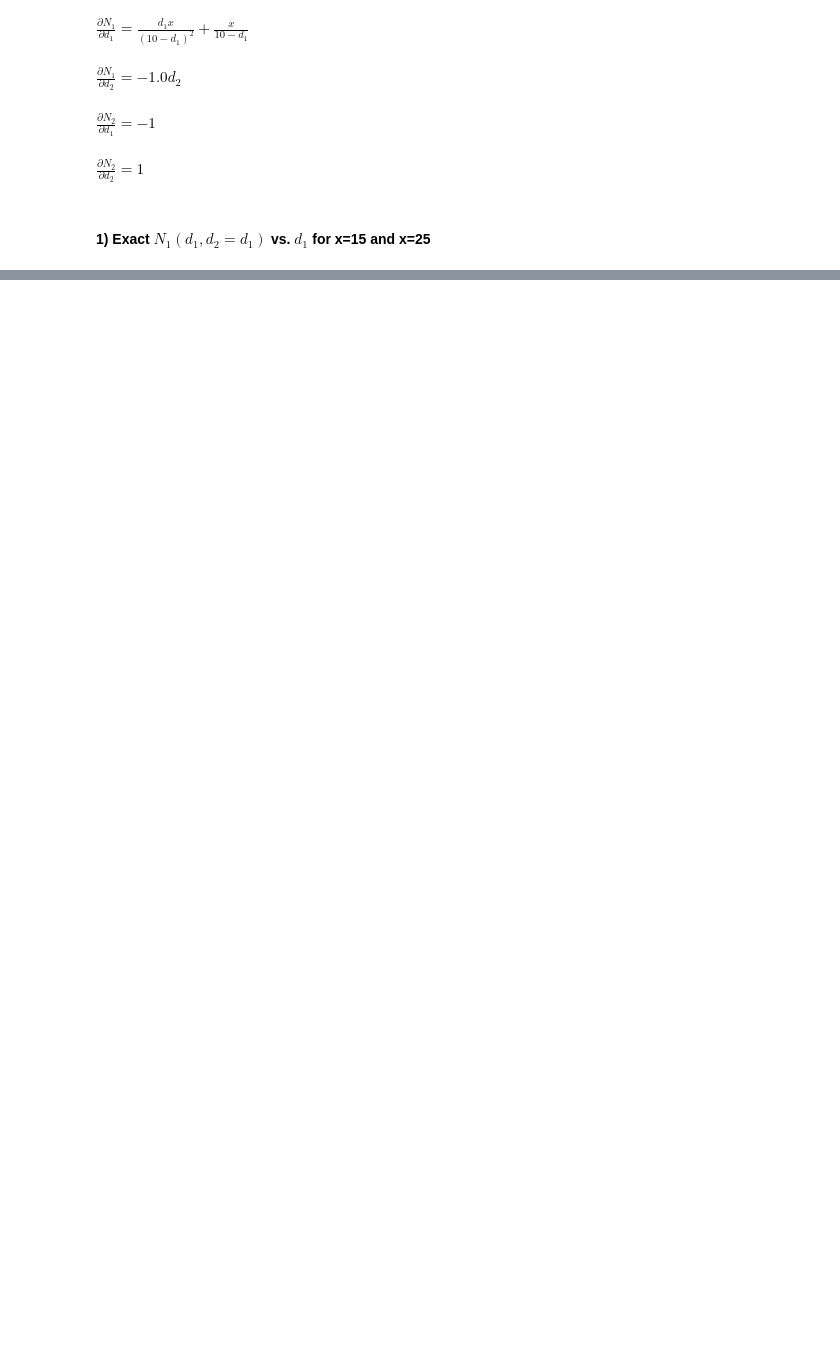
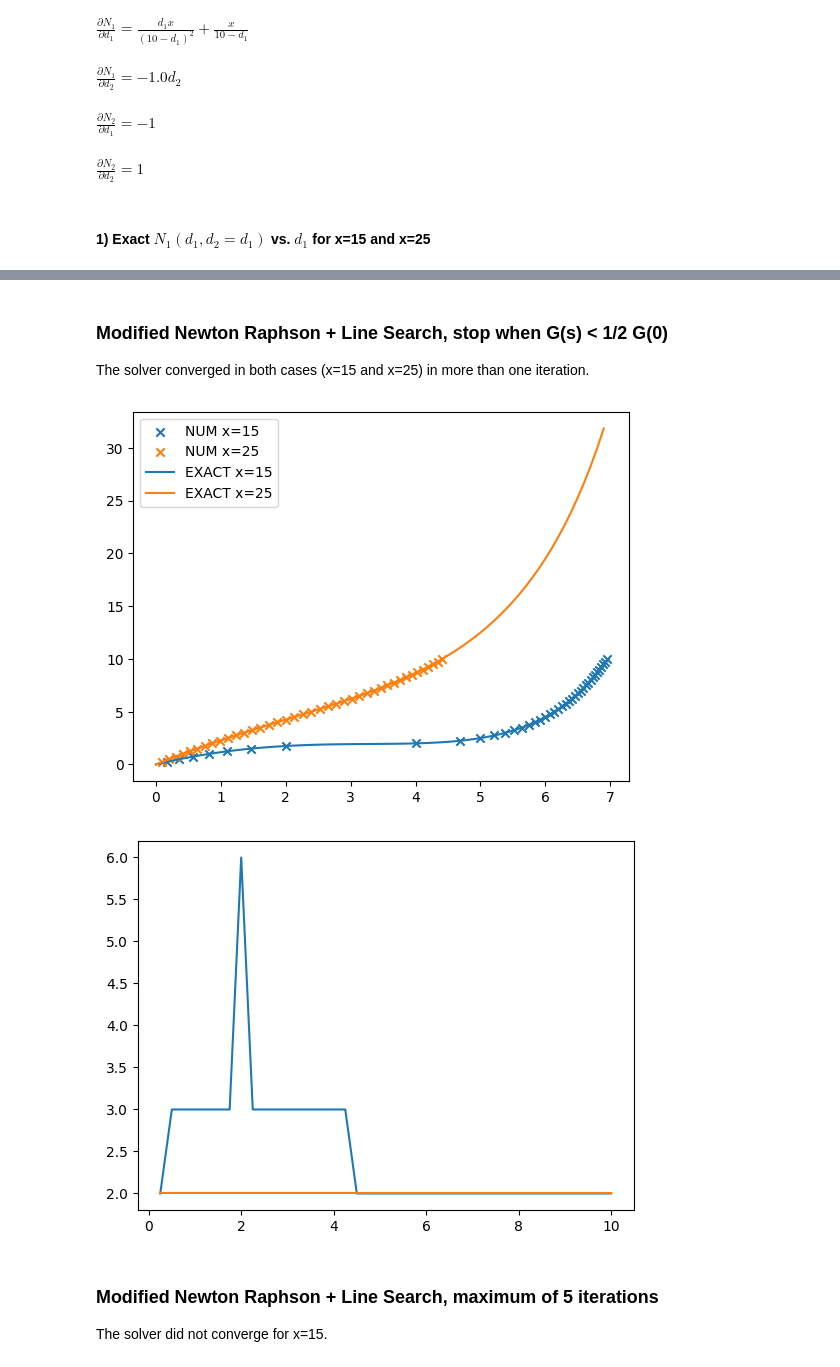
Before and after one commit to rebpoli/Doutorado, a Jupyter notebook: CSE397-2 - Non linear static FEM/HW1/Q3.ipynb, the cells around one changed output, grey strips where cells are left out. Saved outputs shown, nothing was run; the diff lists cells and outputs as text; code cells hidden in the pictures; blank space fills up the shorter version.

```diff
--- a/CSE397-2 - Non linear static FEM/HW1/Q3.ipynb
+++ b/CSE397-2 - Non linear static FEM/HW1/Q3.ipynb
@@ -57,7 +57,7 @@ def run_sim( x, line_search=False, modif_nr=False,  line_search_maxit=1000, line
     for n in range(40) :
         F_ += dF_
 
-        print(f"Running LOAD STEP {n} (F={F_})")
+        #print(f"Running LOAD STEP {n} (F={F_})")
         CONVERGED = False
 
         # INITIALIZE THE RESIDUAL
@@ -67,7 +67,7 @@ def run_sim( x, line_search=False, modif_nr=False,  line_search_maxit=1000, line
         r = r0
         # NEWTON ITERATIONS
         for i in range(15) :
-            print(f"   Netwon step {i} (r:{r:.4f})")
+            #print(f"   Netwon step {i} (r:{r:.4f})")
             # UPDATE THE TANGENT MATRIX
             if not modif_nr or not i :
                 K = np.array( [ [ d_[0] * x / (10 - d_[0])**2 + x / (10 - d_[0]),           -d_[1] ] ,
@@ -96,16 +96,17 @@ def run_sim( x, line_search=False, modif_nr=False,  line_search_maxit=1000, line
 
             # UPDATE LINE SEARCH
             if line_search :
-                print("        Line search enabled.")
+                #print("        Line search started.")
 
                 def foo(_s):
                     gs = cG( dd_ ,      F_ - cN(x, prev_d_ + _s*dd_) )
                     [N1,N2] = cN(x, prev_d_ + _s*dd_)
                     if line_search_fast_s :
-                        if abs(gs) < abs(g0/2) : print("        FAST S!") ; return 0
+                        if abs(gs) < abs(g0/2) :
+                            #print("        G(s) < G(0)/2. Enough.")
+                            return 0
                     return gs
 
-                print(f"        Find s ... ")
                 s = fsolve(foo,0, maxfev=line_search_maxit)[0]
 
                 test_f = abs(foo(s))
@@ -125,17 +126,17 @@ def run_sim( x, line_search=False, modif_nr=False,  line_search_maxit=1000, line
 
             r = np.linalg.norm(R_)
             if r > 1e50 : break  # Crash!
-            if r/r0 < 1e-4 : CONVERGED = True ; break
+            if r/r0 < 1e-4 :
+                #print(f"        Converged (r/r0={r/r0:.4e})")
+                CONVERGED = True
+                break
 
             # UPDATE BFGS VECTORS
             if BFGS :
                 v_ = dd_ / (gs - g0)
                 alpha = np.sqrt( np.max( [ 0, - s * (gs - g0)/ g0 ] ) )
                 w_ = (alpha - 1) * R_ - prev_R_
-
-                print("Update BFGS vectors:")
-                print(f"s:{s} gs_:{gs} g0:{g0}")
-                print(f"alpha:{alpha} R_:{R_} prev_R_:{prev_R_}")
+                #print("        Update BFGS vectors.")
 
         if not CONVERGED :
             print(f"[FAILED] The solver did not converge after {i} iterations. Giving up.")
@@ -145,7 +146,6 @@ def run_sim( x, line_search=False, modif_nr=False,  line_search_maxit=1000, line
         RET_I.append(i+1)
         RET_F.append(F_[0])
 
-    print(RET_I)
     return RET_D, RET_F, RET_I
 
 
@@ -289,0 +238,11 @@ Running LOAD STEP 1 (F=[0.5 0. ])
+# %% [markdown]
+### Modified Newton Raphson + Line Search, stop when G(s) < 1/2 G(0)
+The solver converged in both cases (x=15 and x=25) in more than one iteration.
+# %%
+full_run( line_search=True, modif_nr=True, line_search_maxit=1000, line_search_fast_s=True )
+# %% [output]
+[figure, added]
+[figure, added]
+# %% [markdown]
+### Modified Newton Raphson + Line Search, maximum of 5 iterations
+The solver did not converge for x=15.
```
Also changed, not shown: parts of 15 cells of this notebook, 9 other files.
